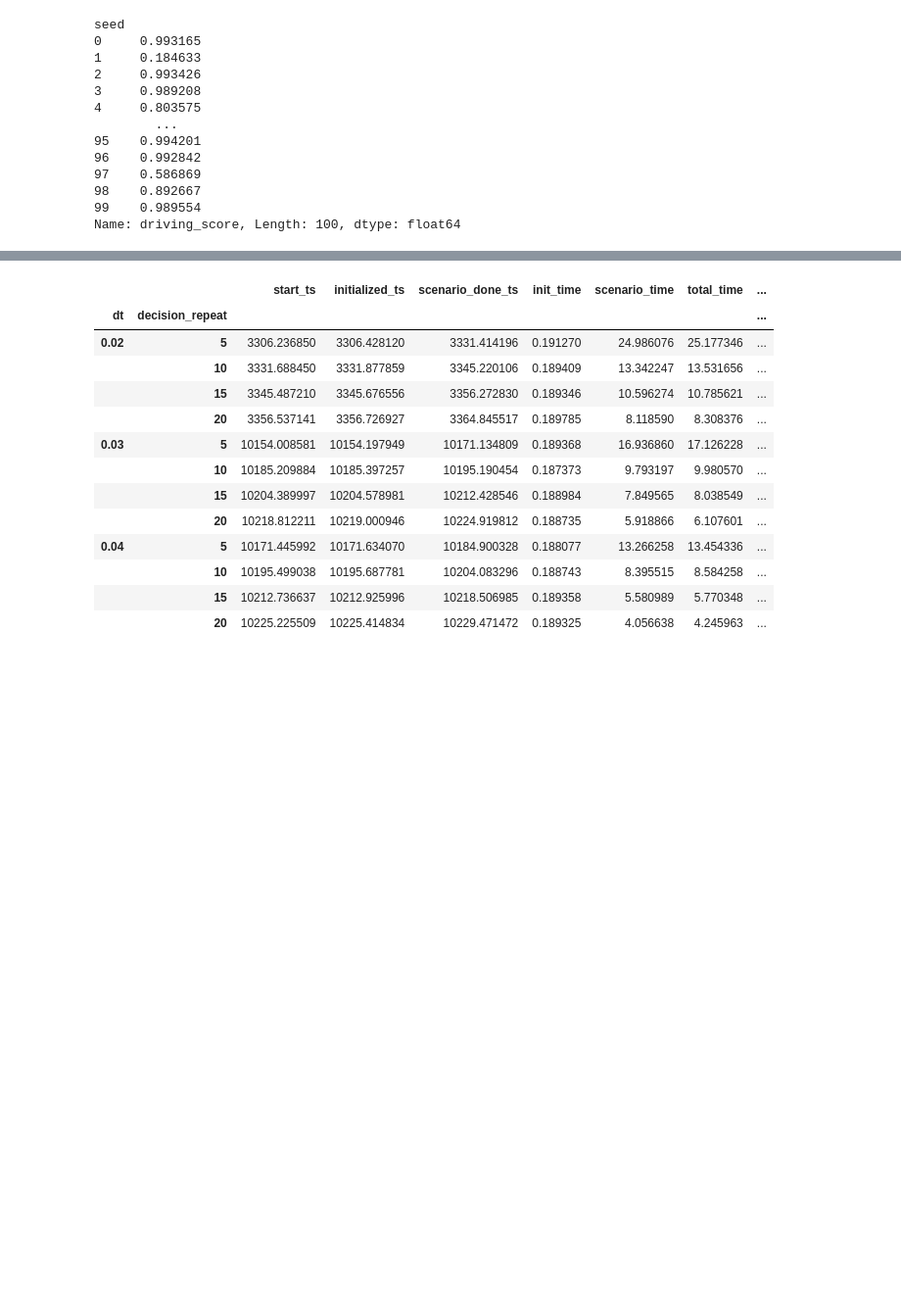
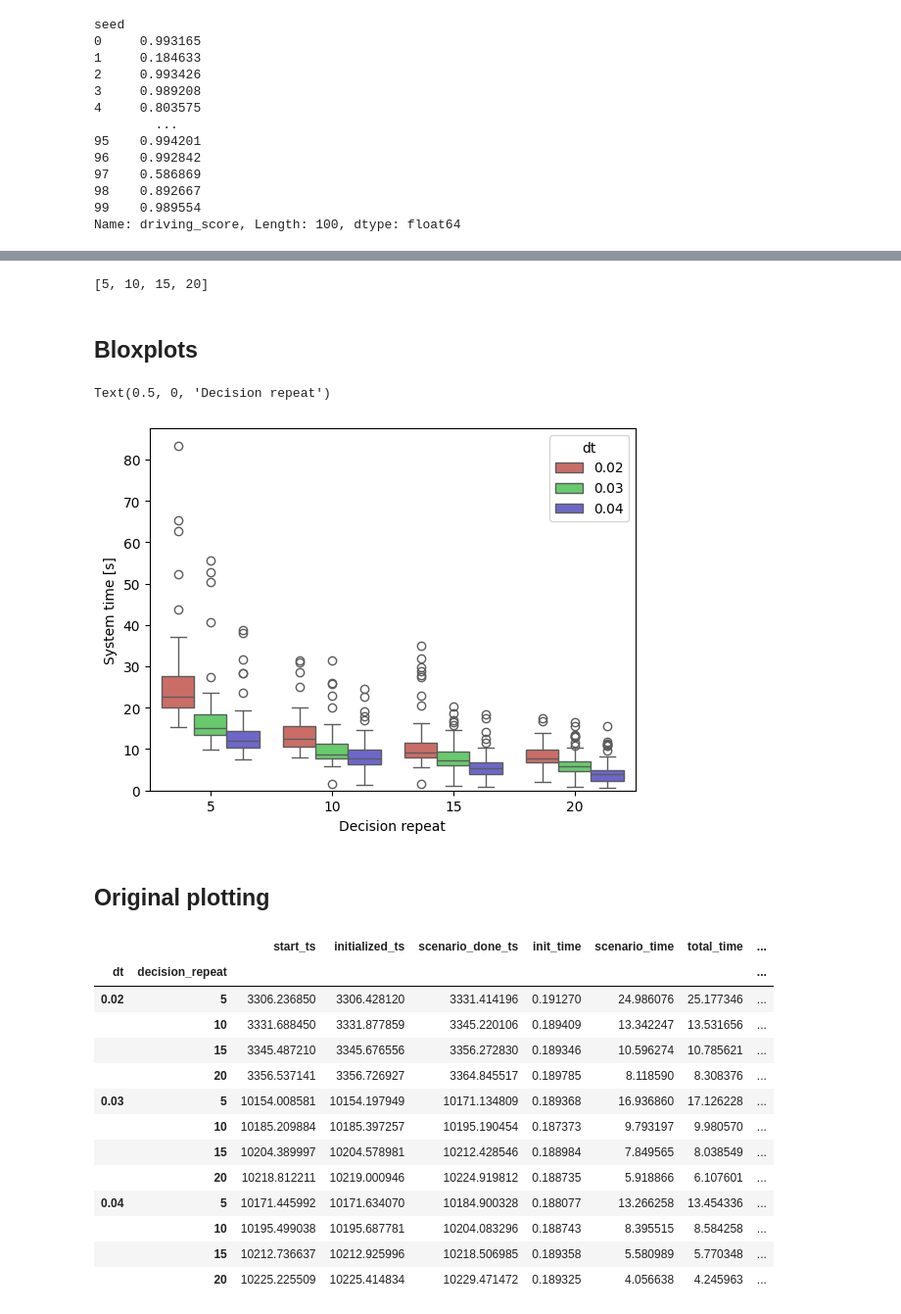
Before and after one commit to olek-osikowicz/metadrive, a Jupyter notebook: olek/analyze_rq1_rq2.ipynb, the cells around one changed output, grey strips where cells are left out. Shown at 98% size. Saved outputs shown, nothing was run; the diff lists cells and outputs as text; code cells hidden in the pictures; blank space fills up the shorter version.

```diff
--- a/olek/analyze_rq1_rq2.ipynb
+++ b/olek/analyze_rq1_rq2.ipynb
@@ -127,3 +144,22 @@ df["driving_score_error"] = (df["driving_score"] - oracle_ds).abs()
+# %%
+palette = sns.color_palette("hls", 3)
+x_ticks = df.index.get_level_values("decision_repeat").unique().to_list()
+x_ticks
+# %% [output]
+[5, 10, 15, 20]
+# %% [markdown]
+## Bloxplots
+# %%
+ax = sns.boxplot(df, x="decision_repeat", y="total_time", hue="dt", palette=palette)
+ax.set_ylim(0)
+ax.set_ylabel("System time [s]")
+ax.set_xlabel("Decision repeat")
+# ax.set_xticks(x_ticks)
+# %% [output]
+Text(0.5, 0, 'Decision repeat')
+[figure, added]
+# %% [markdown]
+## Original plotting
 # %%
 agg = df.select_dtypes("number").groupby(by=["dt", "decision_repeat"]).mean()
 agg
```
Also changed, not shown: parts of 7 cells of this notebook.
